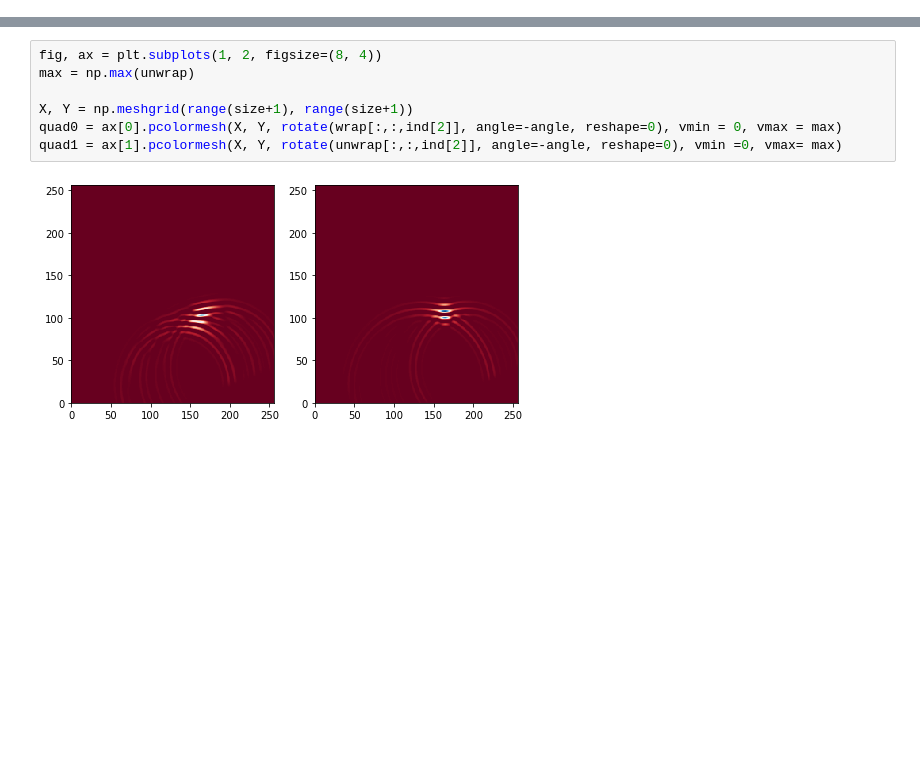
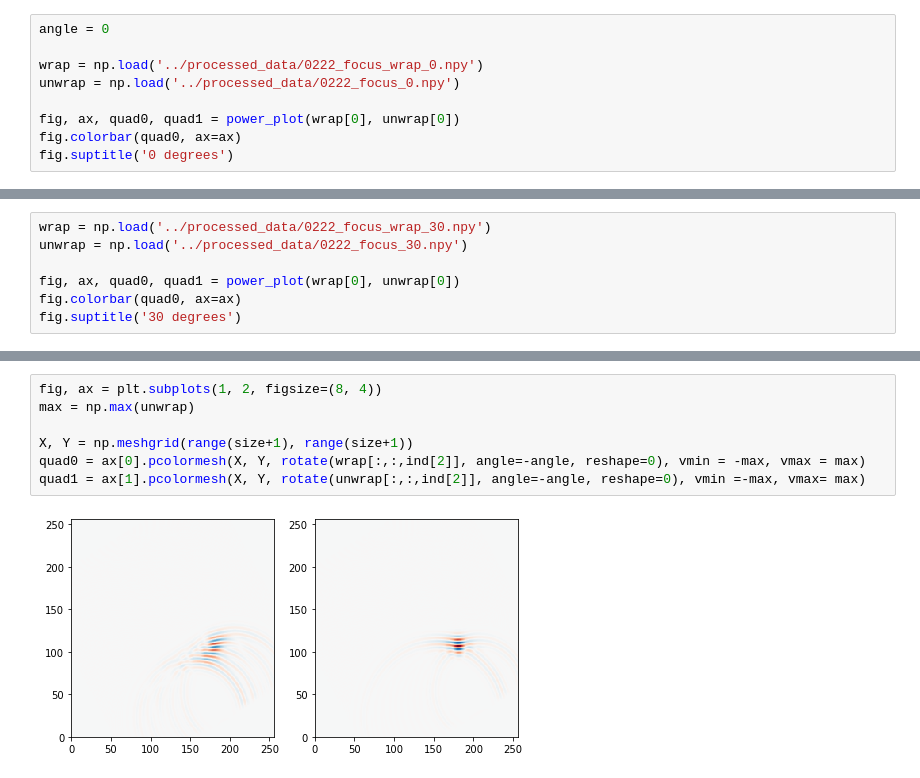
Before and after one commit to kwokkenton/dormouse, a Jupyter notebook: analysis/focus.ipynb, the cells around one changed output, grey strips where cells are left out. Cells and saved outputs as stored; diff of their text form; blank space fills up the shorter version.

```diff
--- a/analysis/focus.ipynb
+++ b/analysis/focus.ipynb
@@ -35,0 +57,9 @@ quad1 = ax[1].pcolormesh(X, Y, rotate(np.max(unwrap, axis=2), angle=-angle, resh
+# %%
+angle = 0
+
+wrap = np.load('../processed_data/0222_focus_wrap_0.npy')
+unwrap = np.load('../processed_data/0222_focus_0.npy')
+
+fig, ax, quad0, quad1 = power_plot(wrap[0], unwrap[0])
+fig.colorbar(quad0, ax=ax)
+fig.suptitle('0 degrees')
@@ -35,0 +89,7 @@ quad1 = ax[1].pcolormesh(X, Y, rotate(np.max(unwrap, axis=2), angle=-angle, resh
+# %%
+wrap = np.load('../processed_data/0222_focus_wrap_30.npy')
+unwrap = np.load('../processed_data/0222_focus_30.npy')
+
+fig, ax, quad0, quad1 = power_plot(wrap[0], unwrap[0])
+fig.colorbar(quad0, ax=ax)
+fig.suptitle('30 degrees')
@@ -56,12 +123,12 @@ Text(0.5, 1.0, 'axial variation')
 # %%
 fig, ax = plt.subplots(1, 2, figsize=(8, 4))
 max = np.max(unwrap)
 
 X, Y = np.meshgrid(range(size+1), range(size+1))
-quad0 = ax[0].pcolormesh(X, Y, rotate(wrap[:,:,ind[2]], angle=-angle, reshape=0), vmin = 0, vmax = max)
-quad1 = ax[1].pcolormesh(X, Y, rotate(unwrap[:,:,ind[2]], angle=-angle, reshape=0), vmin =0, vmax= max)
+quad0 = ax[0].pcolormesh(X, Y, rotate(wrap[:,:,ind[2]], angle=-angle, reshape=0), vmin = -max, vmax = max)
+quad1 = ax[1].pcolormesh(X, Y, rotate(unwrap[:,:,ind[2]], angle=-angle, reshape=0), vmin =-max, vmax= max)
 # %% [output]
-[figure, old version]
+[figure, new version]
 # %%
 fig,ax = plt.subplots(1,2, figsize=(8,4))
 
```
Also changed, not shown: parts of 26 cells of this notebook, 2 other files.
